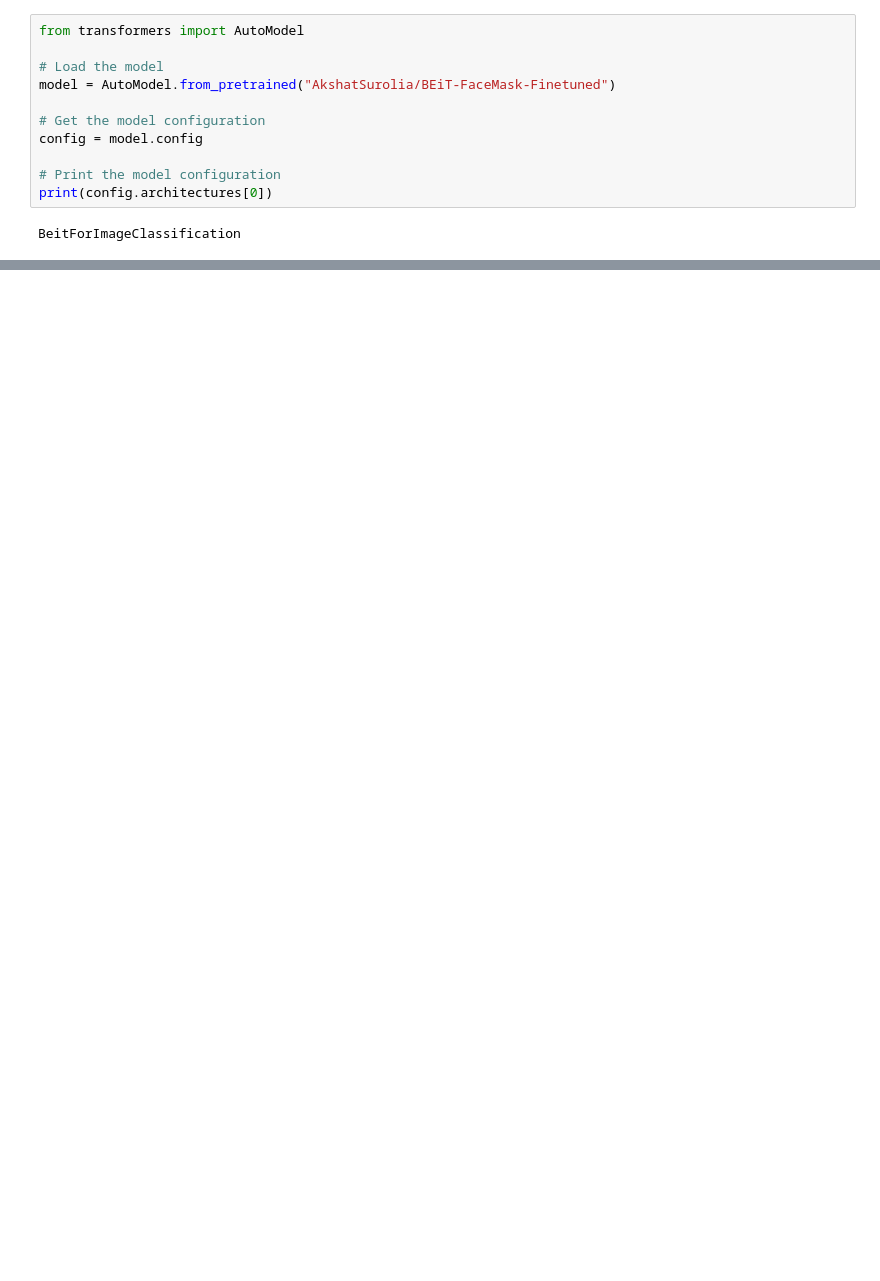
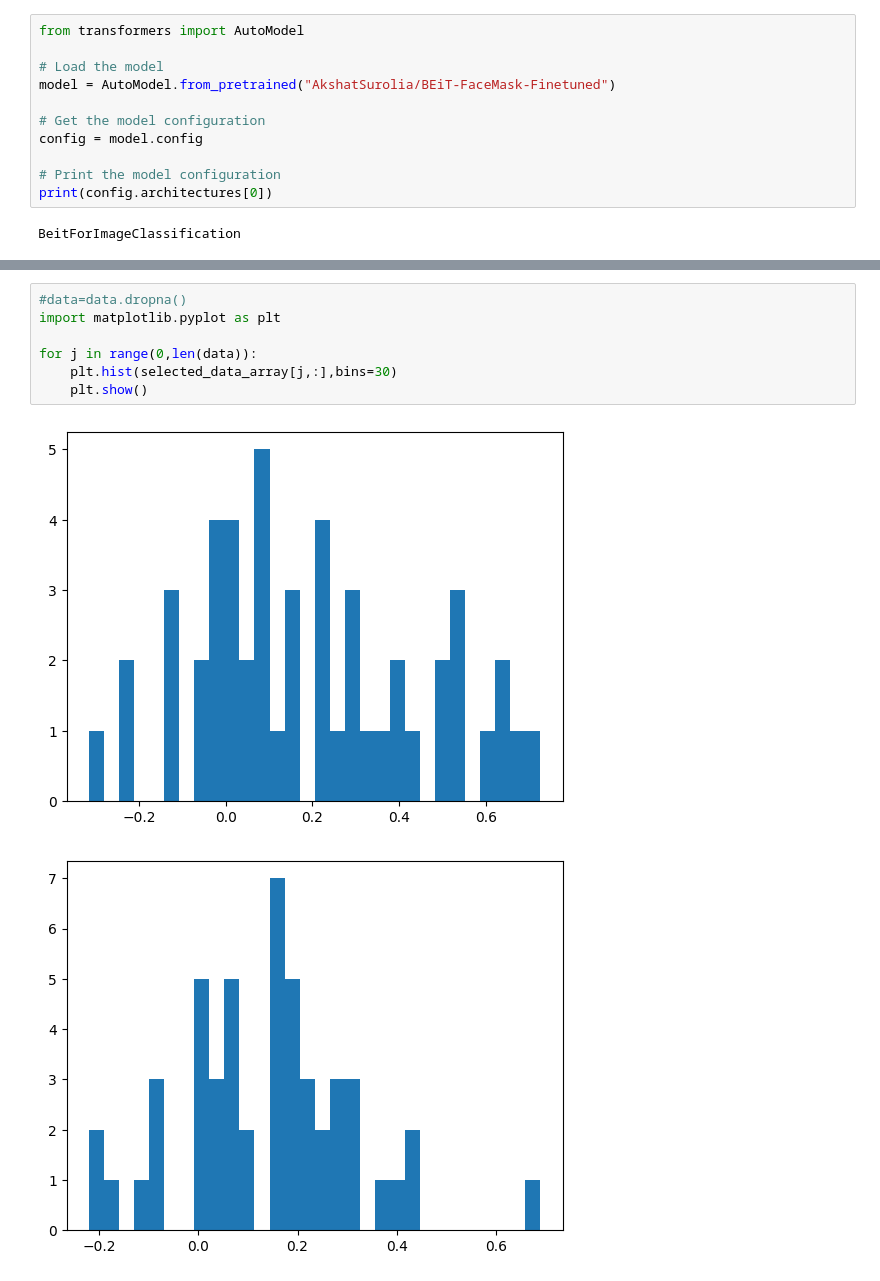
Before and after one commit to mariakesa/HuggingMouse, a Jupyter notebook: tutorial_notebooks/test.ipynb, the cells around one changed output, grey strips where cells are left out. Cells and saved outputs as stored; diff of their text form; blank space fills up the shorter version.

```diff
--- a/tutorial_notebooks/test.ipynb
+++ b/tutorial_notebooks/test.ipynb
@@ -158,0 +171,10 @@ KeyboardInterrupt:
+# %%
+#data=data.dropna()
+import matplotlib.pyplot as plt
+
+for j in range(0,len(data)):
+    plt.hist(selected_data_array[j,:],bins=30)
+    plt.show()
+# %% [output]
+[figure, added]
+[figure, added]
```
Also changed, not shown: parts of 11 cells of this notebook, 4 other files.
